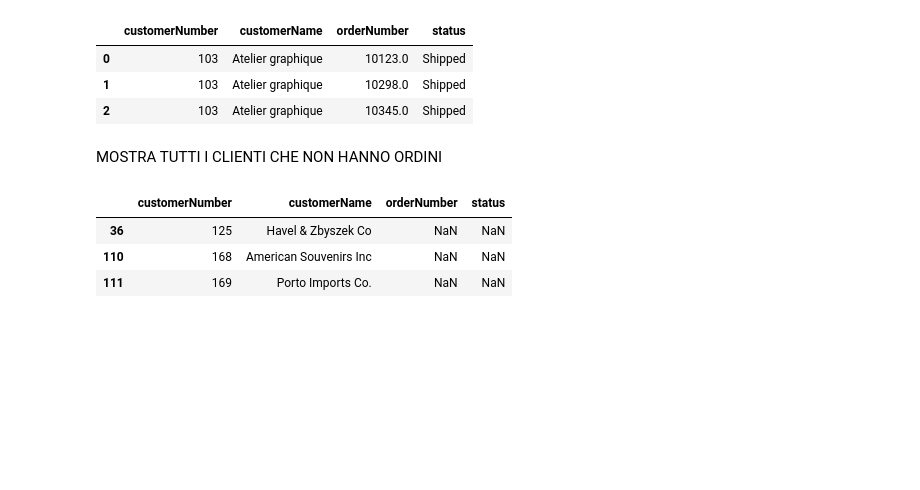
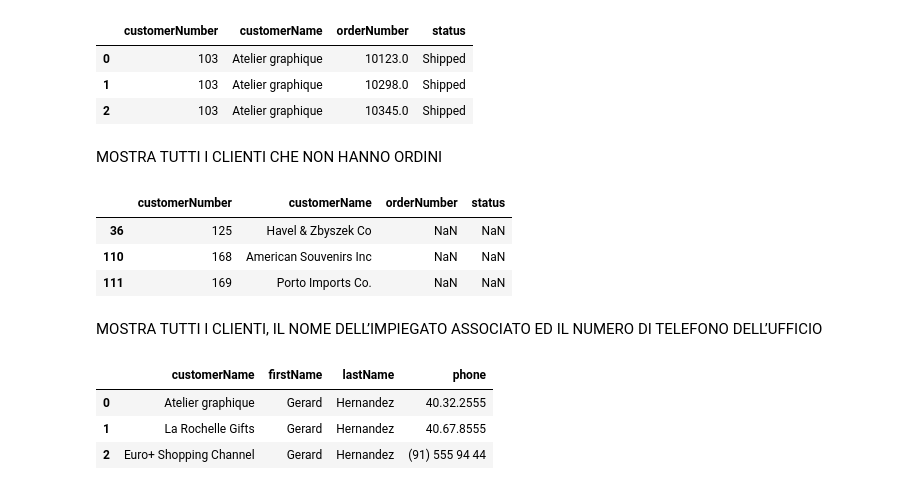
Before and after one commit to SilvioBaratto/pandas-pyspark-tutorial-using-mysampledatabase, a Jupyter notebook: classicmodels.ipynb, the cells around one changed output. Drawn from its saved outputs; the diff is of its cells as text; code cells hidden in the pictures; blank space fills up the shorter version.

```diff
--- a/classicmodels.ipynb
+++ b/classicmodels.ipynb
@@ -368,3 +361,18 @@ df.head(3)
 | 36 | 125 | Havel & Zbyszek Co | NaN | NaN |
 | 110 | 168 | American Souvenirs Inc | NaN | NaN |
 | 111 | 169 | Porto Imports Co. | NaN | NaN |
+# %% [markdown]
+MOSTRA TUTTI I CLIENTI, IL NOME DELL’IMPIEGATO
+ASSOCIATO ED IL NUMERO DI TELEFONO
+DELL’UFFICIO
+# %%
+df = pd.merge(customer, employee,
+                left_on='salesRepEmployeeNumber',
+                right_on='employeeNumber').merge(office,
+                how='left')[['customerName', 'firstName', 'lastName', 'phone']]
+df.head(3)
+# %% [output]
+|  | customerName | firstName | lastName | phone |
+| 0 | Atelier graphique | Gerard | Hernandez | 40.32.2555 |
+| 1 | La Rochelle Gifts | Gerard | Hernandez | 40.67.8555 |
+| 2 | Euro+ Shopping Channel | Gerard | Hernandez | (91) 555 94 44 |
```
Also changed, not shown: parts of 24 cells of this notebook.
